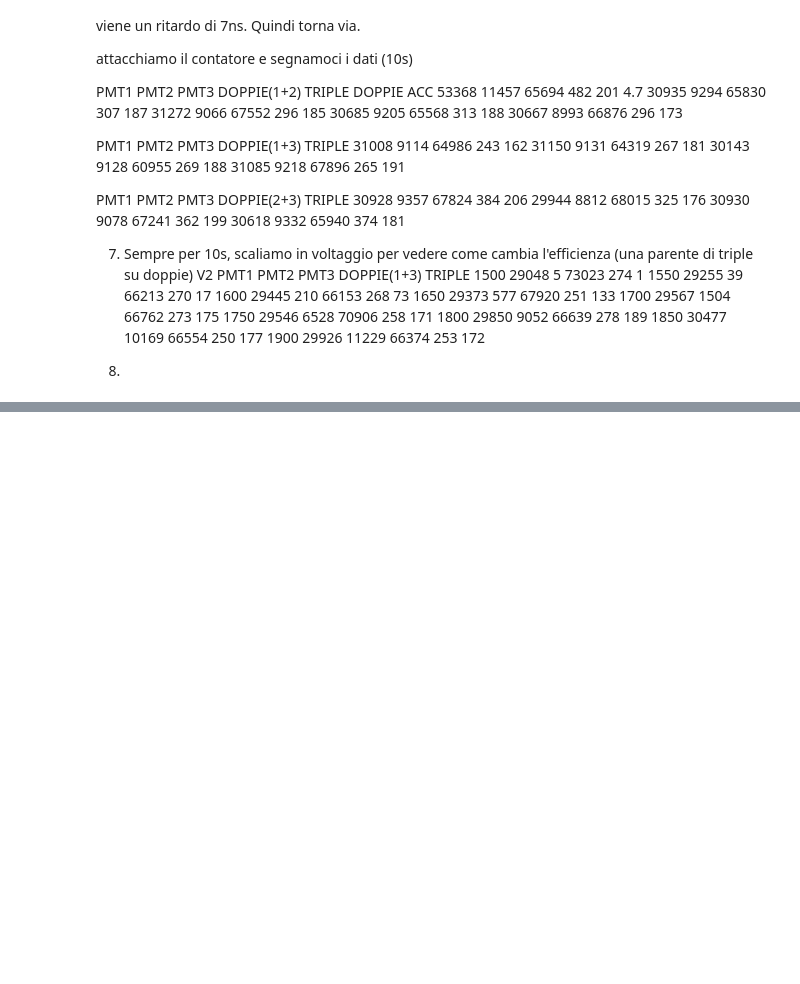
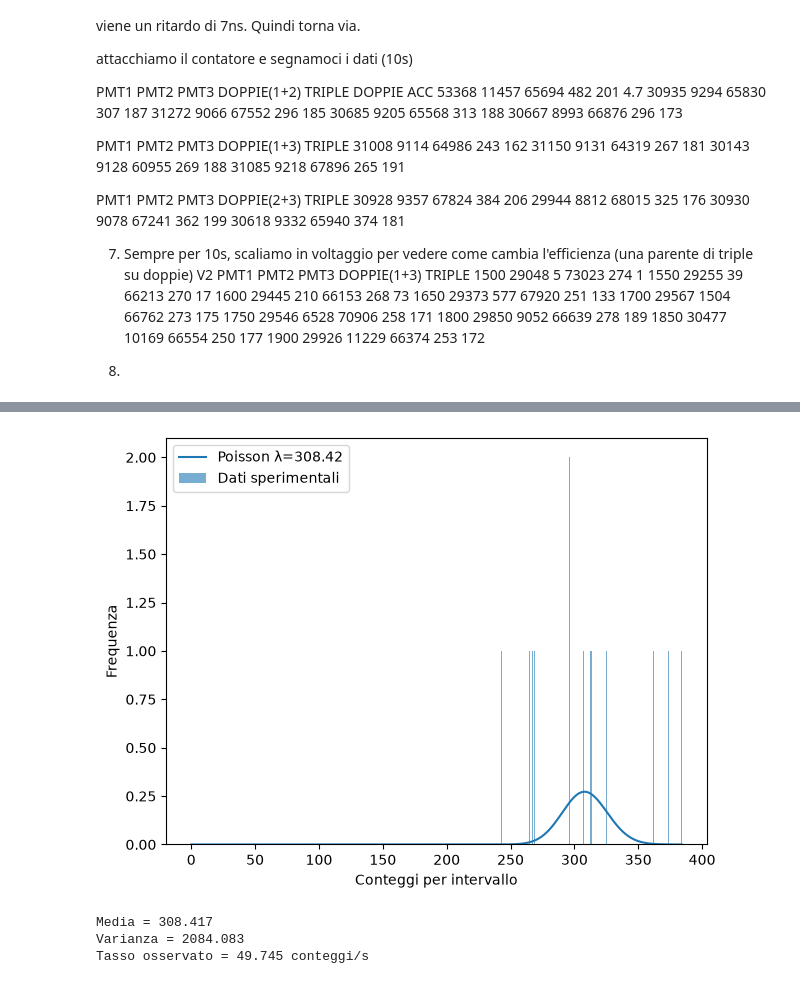
Before and after one commit to GiordanoNotarnicola/IntFondLab, a Jupyter notebook: Esp0/logbook.ipynb, the cells around one changed output, grey strips where cells are left out. Cells and saved outputs as stored; diff of their text form; code cells hidden in the pictures; blank space fills up the shorter version.

```diff
--- a/Esp0/logbook.ipynb
+++ b/Esp0/logbook.ipynb
@@ -290,0 +252,30 @@ plt.show()
+# %%
+import numpy as np
+import matplotlib.pyplot as plt
+from scipy.stats import poisson
+dt=10
+eff=0.62
+doppie = pmt[:,3]
+N = len(doppie)
+mu = np.mean(doppie)                 # media dei conteggi
+k = np.arange(0, doppie.max() + 1)
+osservati = np.bincount(doppie.astype(int), minlength=len(k))
+rate=mu/(dt*eff)
+attesi = N * poisson.pmf(k, mu)
+
+plt.bar(k, osservati, alpha=0.6, label="Dati sperimentali")
+plt.plot(k, attesi, label=f"Poisson λ={mu:.2f}")
+plt.xlabel("Conteggi per intervallo")
+plt.ylabel("Frequenza")
+plt.legend()
+plt.tight_layout()
+plt.show()
+
+print(f"Media = {mu:.3f}")
+print(f"Varianza = {np.var(doppie, ddof=1):.3f}")
+print(f"Tasso osservato = {rate:.3f} conteggi/s")  # intervalli da 10 s
+# %% [output]
+[figure, added]
+Media = 308.417
+Varianza = 2084.083
+Tasso osservato = 49.745 conteggi/s
```
Also changed, not shown: parts of 4 cells of this notebook.
